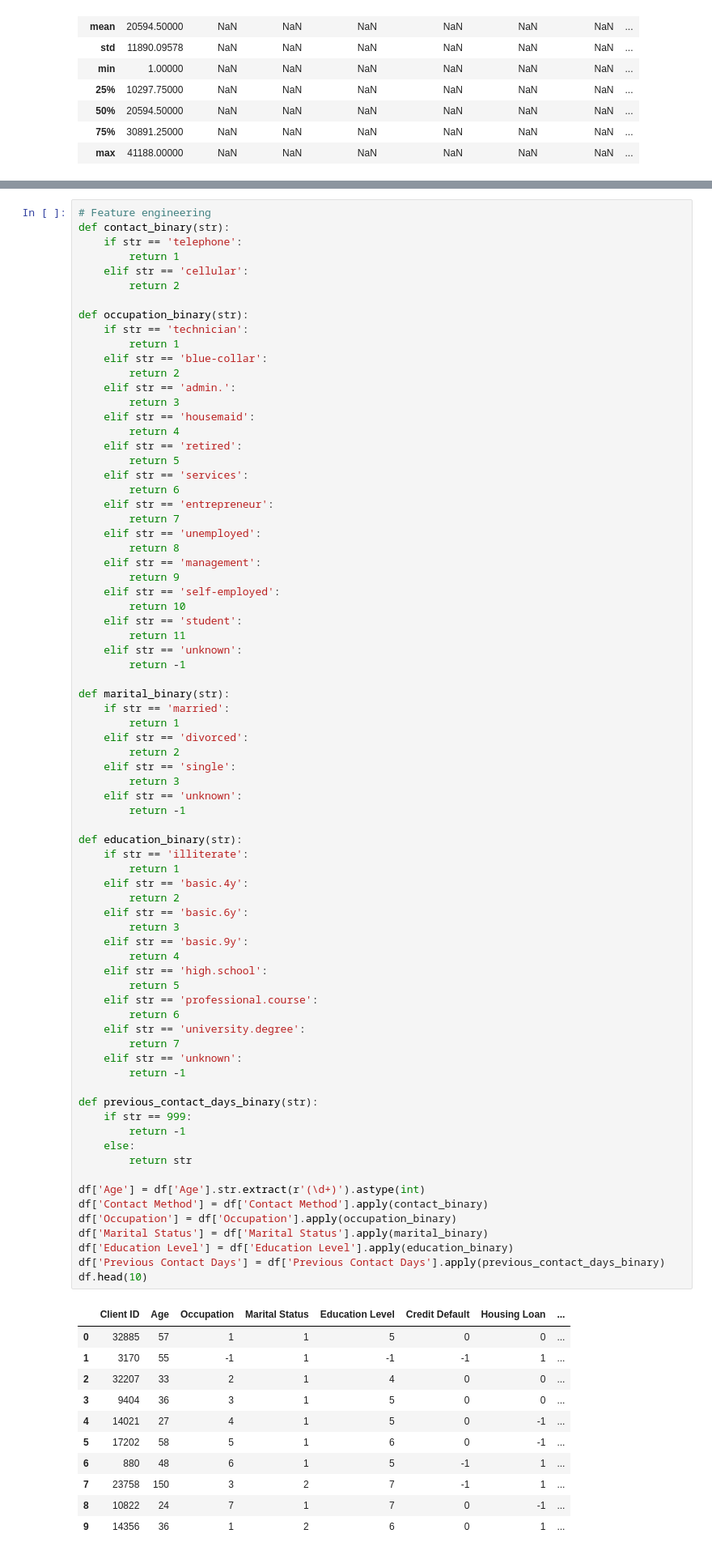
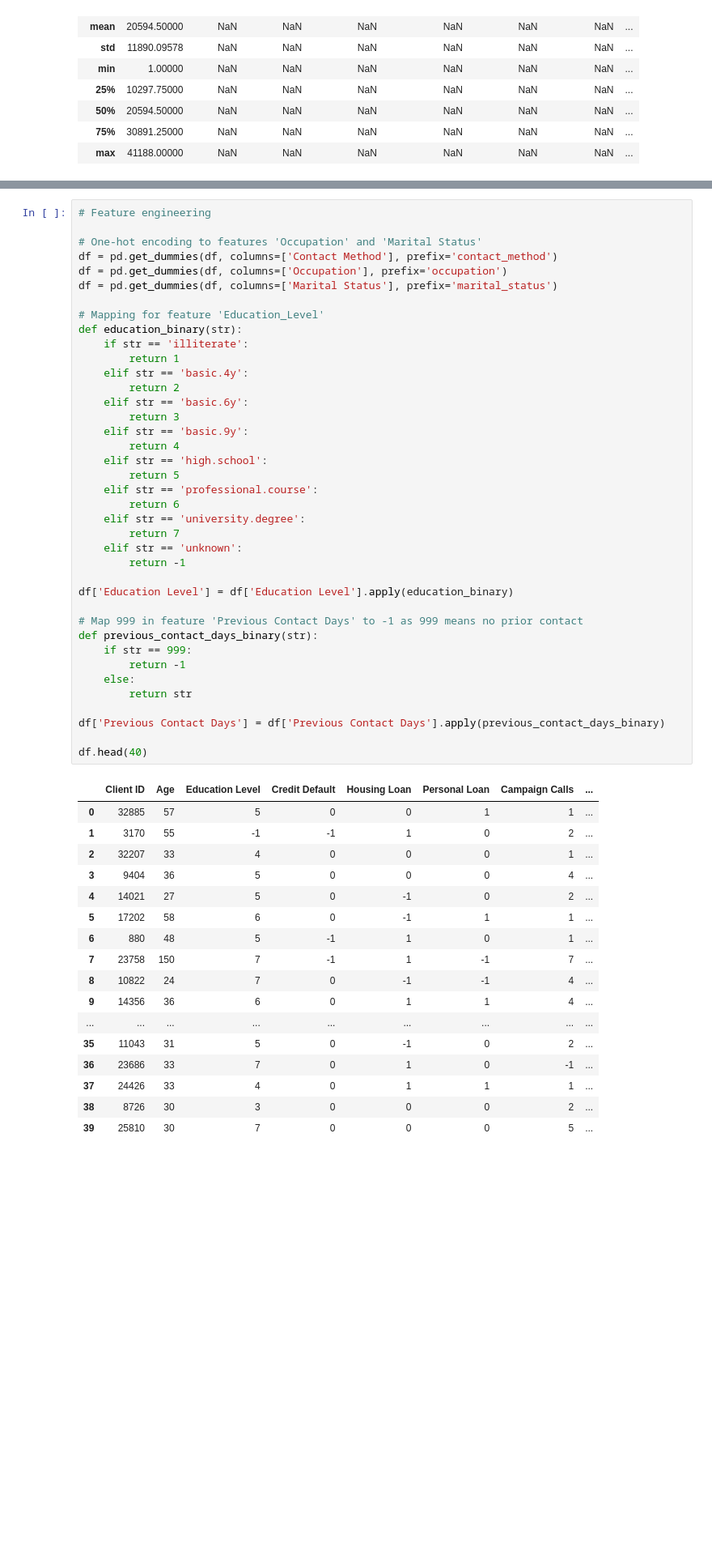
Before and after one commit to jayelinjiaqi/aiap20-jaye-lin-jiaqi-945I, a Jupyter notebook: eda.ipynb, the cells around one changed output, grey strips where cells are left out. Shown: that part at 81% size. Cells and saved outputs as stored; diff of their text form; blank space fills up the shorter version.

```diff
--- a/eda.ipynb
+++ b/eda.ipynb
@@ -202,87 +228,57 @@ df.head()
 # %%
 # Feature engineering
-def contact_binary(str):
-    if str == 'telephone':
-        return 1
-    elif str == 'cellular':
-        return 2
 
-def occupation_binary(str):
-    if str == 'technician':
-        return 1
-    elif str == 'blue-collar':
-        return 2
-    elif str == 'admin.':
-        return 3
-    elif str == 'housemaid':
-        return 4
-    elif str == 'retired':
-        return 5
-    elif str == 'services':
-        return 6
-    elif str == 'entrepreneur':
-        return 7
-    elif str == 'unemployed':
-        return 8
-    elif str == 'management':
-        return 9
-    elif str == 'self-employed':
-        return 10
-    elif str == 'student':
-        return 11
-    elif str == 'unknown':
-        return -1
+# One-hot encoding to features 'Occupation' and 'Marital Status'
+df = pd.get_dummies(df, columns=['Contact Method'], prefix='contact_method')
+df = pd.get_dummies(df, columns=['Occupation'], prefix='occupation')
+df = pd.get_dummies(df, columns=['Marital Status'], prefix='marital_status')
 
-def marital_binary(str):
-    if str == 'married':
-        return 1
-    elif str == 'divorced':
-        return 2
-    elif str == 'single':
-        return 3
-    elif str == 'unknown':
-        return -1
-
+# Mapping for feature 'Education_Level'
 def education_binary(str):
     if str == 'illiterate':
         return 1
     elif str == 'basic.4y':
         return 2
     elif str == 'basic.6y':
         return 3
     elif str == 'basic.9y':
         return 4
     elif str == 'high.school':
         return 5
     elif str == 'professional.course':
         return 6
     elif str == 'university.degree':
         return 7
     elif str == 'unknown':
         return -1
 
+df['Education Level'] = df['Education Level'].apply(education_binary)
+
+# Map 999 in feature 'Previous Contact Days' to -1 as 999 means no prior contact
 def previous_contact_days_binary(str):
     if str == 999:
         return -1
     else:
         return str
 
-df['Age'] = df['Age'].str.extract(r'(\d+)').astype(int)
-df['Contact Method'] = df['Contact Method'].apply(contact_binary)
-df['Occupation'] = df['Occupation'].apply(occupation_binary)
-df['Marital Status'] = df['Marital Status'].apply(marital_binary)
-df['Education Level'] = df['Education Level'].apply(education_binary)
 df['Previous Contact Days'] = df['Previous Contact Days'].apply(previous_contact_days_binary)
-df.head(10)
+
+df.head(40)
 # %% [output]
-|  | Client ID | Age | Occupation | Marital Status | Education Level | Credit Default | Housing Loan | ... |
-| 0 | 32885 | 57 | 1 | 1 | 5 | 0 | 0 | ... |
-| 1 | 3170 | 55 | -1 | 1 | -1 | -1 | 1 | ... |
-| 2 | 32207 | 33 | 2 | 1 | 4 | 0 | 0 | ... |
-| 3 | 9404 | 36 | 3 | 1 | 5 | 0 | 0 | ... |
-| 4 | 14021 | 27 | 4 | 1 | 5 | 0 | -1 | ... |
-| 5 | 17202 | 58 | 5 | 1 | 6 | 0 | -1 | ... |
-| 6 | 880 | 48 | 6 | 1 | 5 | -1 | 1 | ... |
-| 7 | 23758 | 150 | 3 | 2 | 7 | -1 | 1 | ... |
-| 8 | 10822 | 24 | 7 | 1 | 7 | 0 | -1 | ... |
-| 9 | 14356 | 36 | 1 | 2 | 6 | 0 | 1 | ... |
+|  | Client ID | Age | Education Level | Credit Default | Housing Loan | Personal Loan | Campaign Calls | ... |
+| 0 | 32885 | 57 | 5 | 0 | 0 | 1 | 1 | ... |
+| 1 | 3170 | 55 | -1 | -1 | 1 | 0 | 2 | ... |
+| 2 | 32207 | 33 | 4 | 0 | 0 | 0 | 1 | ... |
+| 3 | 9404 | 36 | 5 | 0 | 0 | 0 | 4 | ... |
+| 4 | 14021 | 27 | 5 | 0 | -1 | 0 | 2 | ... |
+| 5 | 17202 | 58 | 6 | 0 | -1 | 1 | 1 | ... |
+| 6 | 880 | 48 | 5 | -1 | 1 | 0 | 1 | ... |
+| 7 | 23758 | 150 | 7 | -1 | 1 | -1 | 7 | ... |
+| 8 | 10822 | 24 | 7 | 0 | -1 | -1 | 4 | ... |
+| 9 | 14356 | 36 | 6 | 0 | 1 | 1 | 4 | ... |
+| ... | ... | ... | ... | ... | ... | ... | ... | ... |
+| 35 | 11043 | 31 | 5 | 0 | -1 | 0 | 2 | ... |
+| 36 | 23686 | 33 | 7 | 0 | 1 | 0 | -1 | ... |
+| 37 | 24426 | 33 | 4 | 0 | 1 | 1 | 1 | ... |
+| 38 | 8726 | 30 | 3 | 0 | 0 | 0 | 2 | ... |
+| 39 | 25810 | 30 | 7 | 0 | 0 | 0 | 5 | ... |
```
Also changed, not shown: parts of 13 cells of this notebook.
